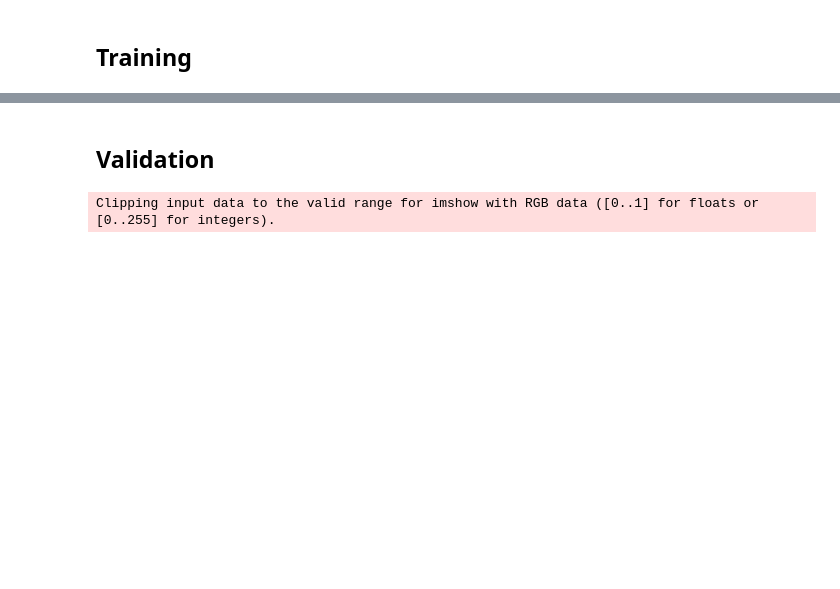
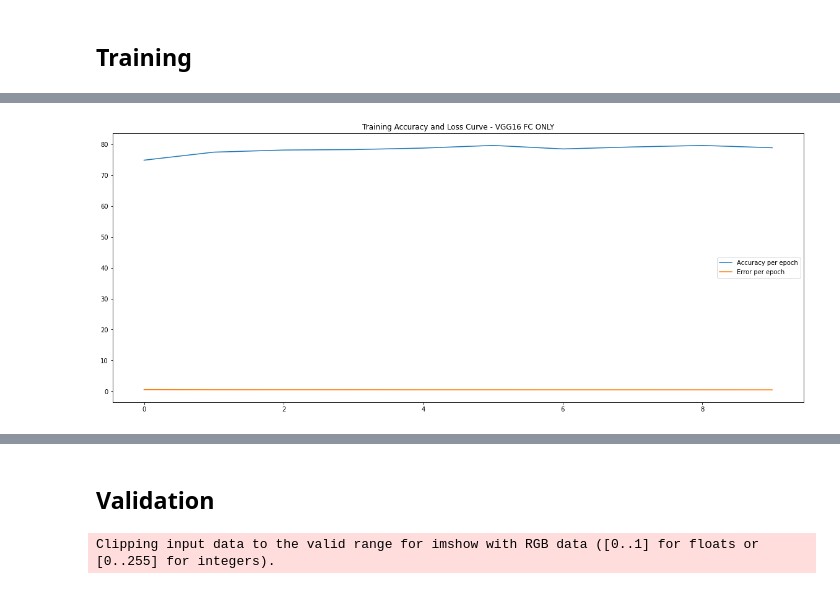
Before and after one commit to armughan03/MSDS19042_COVID19_DLSpring2020, a Jupyter notebook: covid19_classification.ipynb, the cells around one changed output, grey strips where cells are left out. Saved outputs shown, nothing was run; the diff lists cells and outputs as text; code cells hidden in the pictures; blank space fills up the shorter version.

```diff
--- a/covid19_classification.ipynb
+++ b/covid19_classification.ipynb
@@ -247 +312,13 @@ print(conf_mat)
+# %%
+nb_classes = 2
+predlist=torch.zeros(0,dtype=torch.long, device='cpu')
+lbllist=torch.zeros(0,dtype=torch.long, device='cpu')
+with torch.no_grad():
+    for data in trainloader:
+        images, labels = data
+        images, labels = images.to(device), labels.to(device)
+        outputs = resnet18(images)
+        _, predicted = torch.max(outputs.data, 1)
+        predlist=torch.cat([predlist,predicted.view(-1).cpu()])
+        lbllist=torch.cat([lbllist,labels.view(-1).cpu()])
 # %%
@@ -397,10 +497,3 @@ features = list(vgg16.classifier.children())[:-1] # Remove last layer
 print(features)
 # %% [output]
 [Linear(in_features=25088, out_features=4096, bias=True), ReLU(inplace=True), Dropout(p=0.5, inplace=False), Linear(in_features=4096, out_features=4096, bias=True), ReLU(inplace=True), Dropout(p=0.5,  ...
-# %%
-from torchsummary import summary
-device = torch.device("cuda:0" if torch.cuda.is_available() else "cpu")
-vgg16.to(device)
-
-vgg16.train()
-summary(vgg16, (3, 224, 224))
@@ -460,10 +535,3 @@ VGG(
     (7): Linear(in_features=4300, out_features=2, bias=True)
   )
 )
-# %%
-from torchsummary import summary
-device = torch.device("cuda:0" if torch.cuda.is_available() else "cpu")
-vgg16.to(device)
-
-vgg16.train()
-summary(vgg16, (3, 224, 224))
@@ -556,0 +640,11 @@ Finished Training
+# %%
+plt.figure(figsize=(20,8))
+plt.plot(train_accuracy_per_epoch,label = "Accuracy per epoch")
+plt.plot(loss_per_epoch,label = "Error per epoch")
+plt.title('Training Accuracy and Loss Curve - VGG16 FC ONLY')
+# show a legend on the plot
+plt.legend()
+# Display a figure.
+plt.show()
+# %% [output]
+[figure, added]
```
Also changed, not shown: parts of 77 cells of this notebook.
